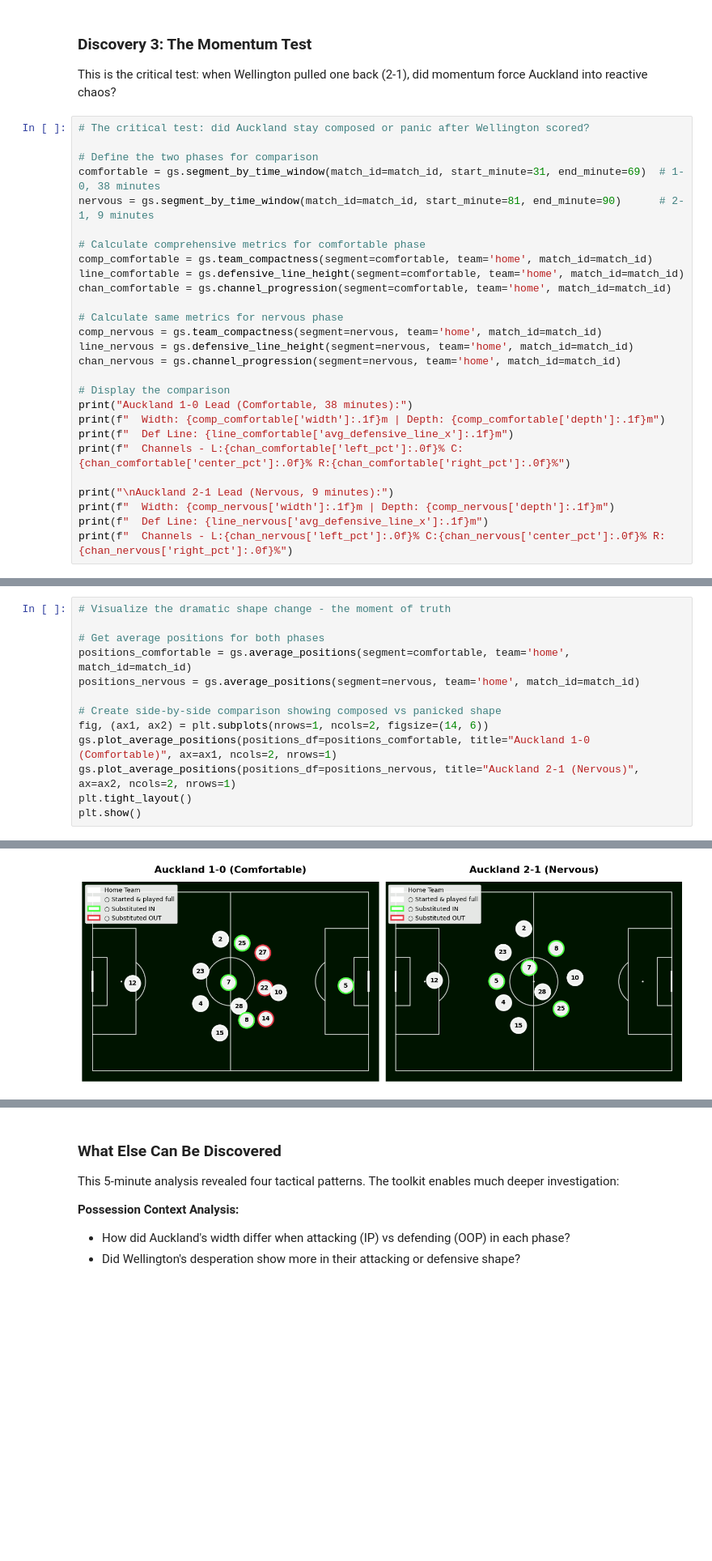
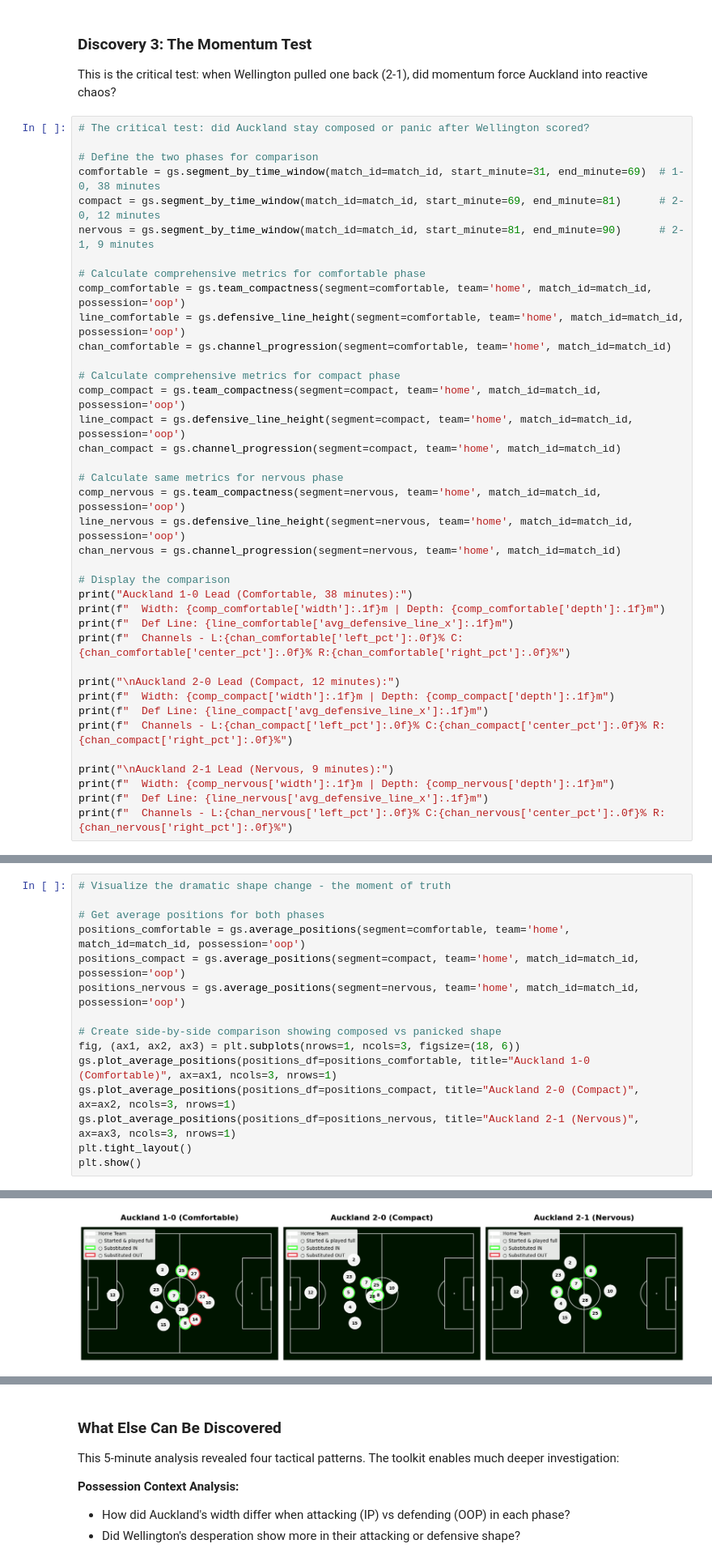
Before and after one commit to hamza-shakir/analytics_cup_analyst, a Jupyter notebook: submission.ipynb, the cells around one changed output, grey strips where cells are left out. Shown at 81% size. Cells and saved outputs as stored; diff of their text form; blank space fills up the shorter version.

```diff
--- a/submission.ipynb
+++ b/submission.ipynb
@@ -184,16 +215,22 @@ This is the critical test: when Wellington pulled one back (2-1), did momentum f
 
 # Define the two phases for comparison
 comfortable = gs.segment_by_time_window(match_id=match_id, start_minute=31, end_minute=69)  # 1-0, 38 minutes
+compact = gs.segment_by_time_window(match_id=match_id, start_minute=69, end_minute=81)      # 2-0, 12 minutes
 nervous = gs.segment_by_time_window(match_id=match_id, start_minute=81, end_minute=90)      # 2-1, 9 minutes
 
 # Calculate comprehensive metrics for comfortable phase
-comp_comfortable = gs.team_compactness(segment=comfortable, team='home', match_id=match_id)
-line_comfortable = gs.defensive_line_height(segment=comfortable, team='home', match_id=match_id)
+comp_comfortable = gs.team_compactness(segment=comfortable, team='home', match_id=match_id, possession='oop')
+line_comfortable = gs.defensive_line_height(segment=comfortable, team='home', match_id=match_id, possession='oop')
 chan_comfortable = gs.channel_progression(segment=comfortable, team='home', match_id=match_id)
 
+# Calculate comprehensive metrics for compact phase
+comp_compact = gs.team_compactness(segment=compact, team='home', match_id=match_id, possession='oop')
+line_compact = gs.defensive_line_height(segment=compact, team='home', match_id=match_id, possession='oop')
+chan_compact = gs.channel_progression(segment=compact, team='home', match_id=match_id)
+
 # Calculate same metrics for nervous phase
-comp_nervous = gs.team_compactness(segment=nervous, team='home', match_id=match_id)
-line_nervous = gs.defensive_line_height(segment=nervous, team='home', match_id=match_id)
+comp_nervous = gs.team_compactness(segment=nervous, team='home', match_id=match_id, possession='oop')
+line_nervous = gs.defensive_line_height(segment=nervous, team='home', match_id=match_id, possession='oop')
 chan_nervous = gs.channel_progression(segment=nervous, team='home', match_id=match_id)
 
 # Display the comparison
@@ -202,6 +239,11 @@ print(f"  Width: {comp_comfortable['width']:.1f}m | Depth: {comp_comfortable['de
 print(f"  Def Line: {line_comfortable['avg_defensive_line_x']:.1f}m")
 print(f"  Channels - L:{chan_comfortable['left_pct']:.0f}% C:{chan_comfortable['center_pct']:.0f}% R:{chan_comfortable['right_pct']:.0f}%")
 
+print("\nAuckland 2-0 Lead (Compact, 12 minutes):")
+print(f"  Width: {comp_compact['width']:.1f}m | Depth: {comp_compact['depth']:.1f}m")
+print(f"  Def Line: {line_compact['avg_defensive_line_x']:.1f}m")
+print(f"  Channels - L:{chan_compact['left_pct']:.0f}% C:{chan_compact['center_pct']:.0f}% R:{chan_compact['right_pct']:.0f}%")
+
 print("\nAuckland 2-1 Lead (Nervous, 9 minutes):")
 print(f"  Width: {comp_nervous['width']:.1f}m | Depth: {comp_nervous['depth']:.1f}m")
 print(f"  Def Line: {line_nervous['avg_defensive_line_x']:.1f}m")
@@ -232,13 +284,15 @@ Auckland 2-1 Lead (Nervous, 9 minutes):
 # Visualize the dramatic shape change - the moment of truth
 
 # Get average positions for both phases
-positions_comfortable = gs.average_positions(segment=comfortable, team='home', match_id=match_id)
-positions_nervous = gs.average_positions(segment=nervous, team='home', match_id=match_id)
+positions_comfortable = gs.average_positions(segment=comfortable, team='home', match_id=match_id, possession='oop')
+positions_compact = gs.average_positions(segment=compact, team='home', match_id=match_id, possession='oop')
+positions_nervous = gs.average_positions(segment=nervous, team='home', match_id=match_id, possession='oop')
 
 # Create side-by-side comparison showing composed vs panicked shape
-fig, (ax1, ax2) = plt.subplots(nrows=1, ncols=2, figsize=(14, 6))
-gs.plot_average_positions(positions_df=positions_comfortable, title="Auckland 1-0 (Comfortable)", ax=ax1, ncols=2, nrows=1)
-gs.plot_average_positions(positions_df=positions_nervous, title="Auckland 2-1 (Nervous)", ax=ax2, ncols=2, nrows=1)
+fig, (ax1, ax2, ax3) = plt.subplots(nrows=1, ncols=3, figsize=(18, 6))
+gs.plot_average_positions(positions_df=positions_comfortable, title="Auckland 1-0 (Comfortable)", ax=ax1, ncols=3, nrows=1)
+gs.plot_average_positions(positions_df=positions_compact, title="Auckland 2-0 (Compact)", ax=ax2, ncols=3, nrows=1)
+gs.plot_average_positions(positions_df=positions_nervous, title="Auckland 2-1 (Nervous)", ax=ax3, ncols=3, nrows=1)
 plt.tight_layout()
 plt.show()
 # %% [output]
@@ -247,2 +299,2 @@ plt.show()
-[figure, old version]
+[figure, new version]
 # %% [markdown]
```
Also changed, not shown: parts of 13 cells of this notebook.
